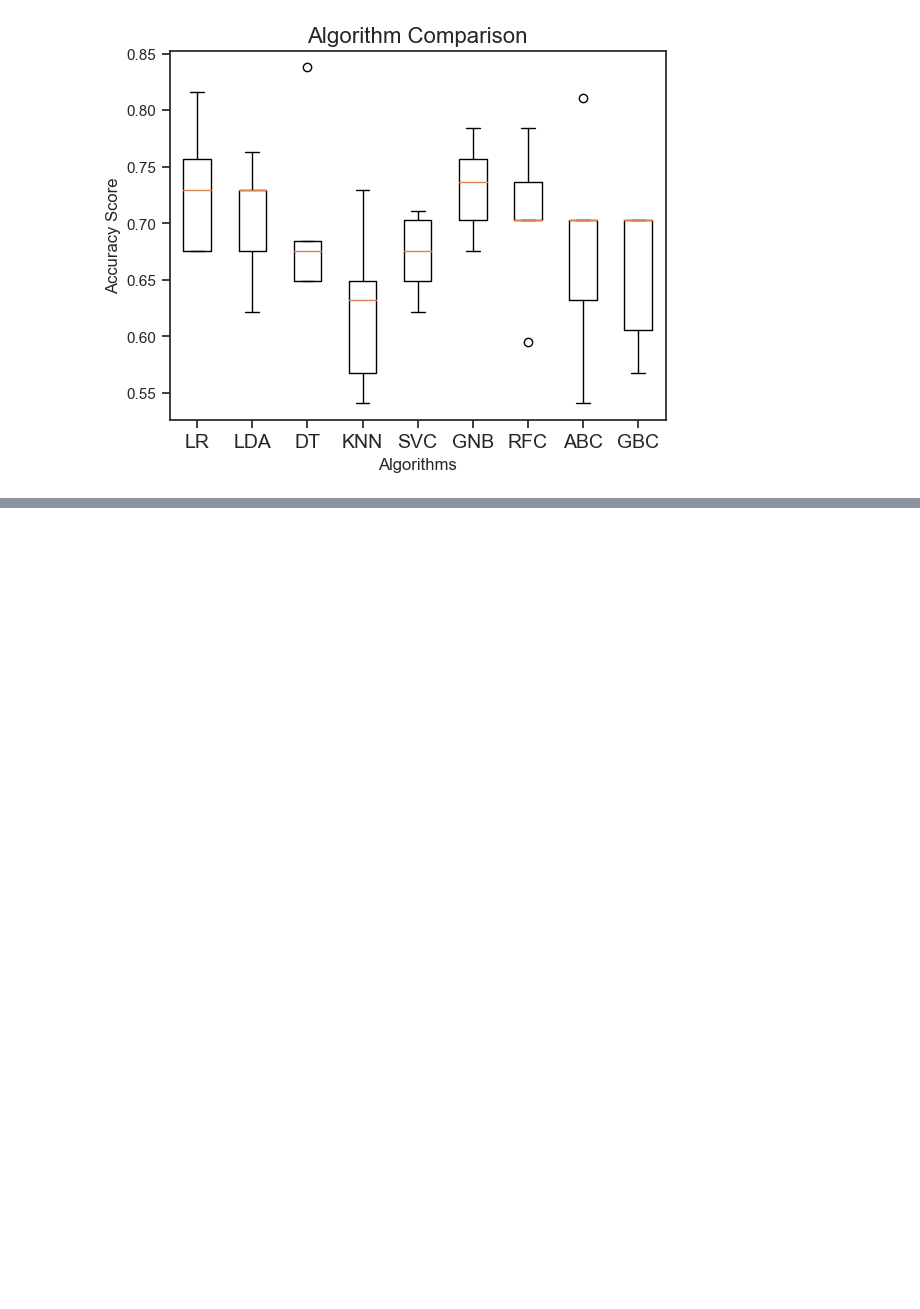
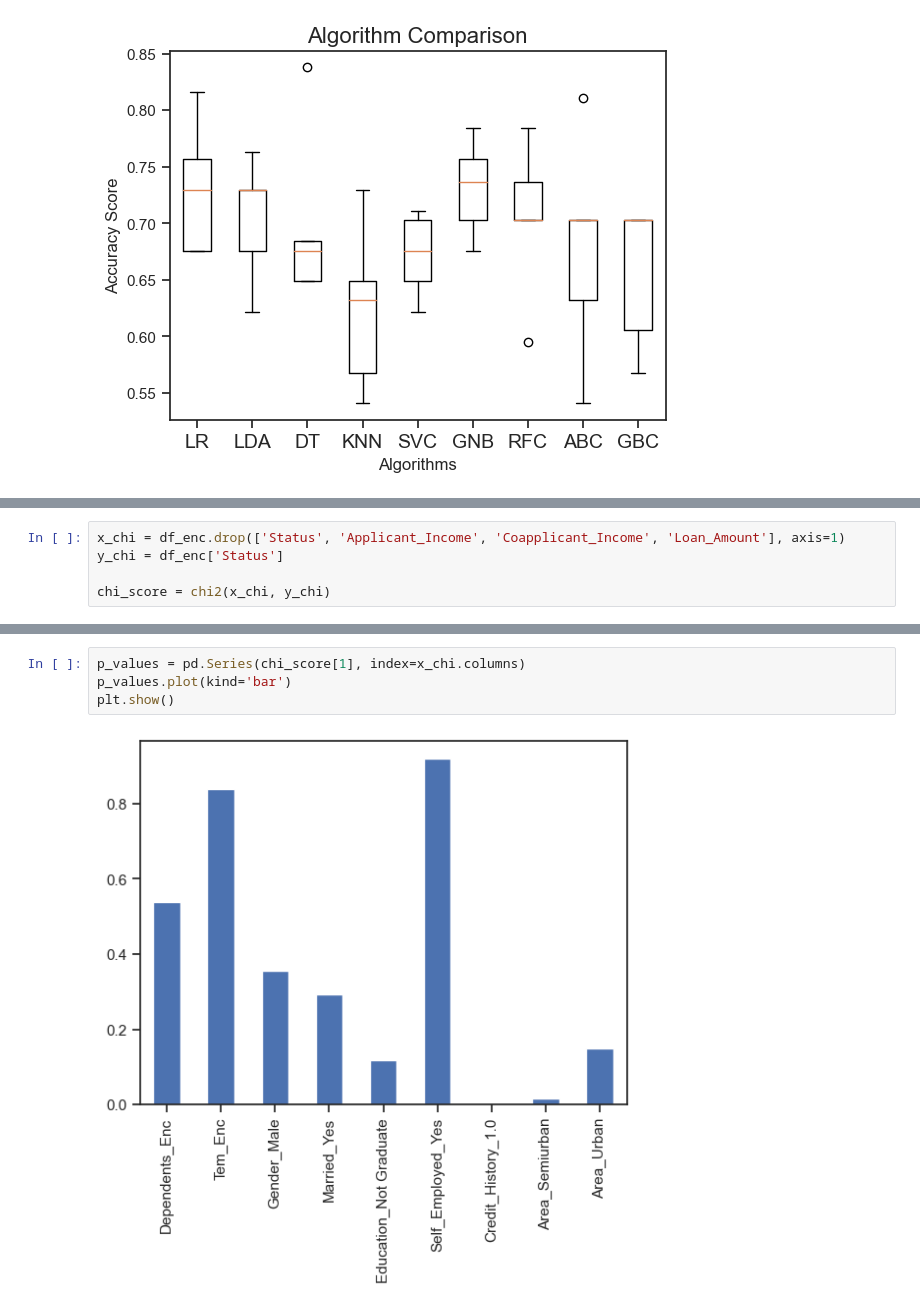
Before and after one commit to muscak/Loan-Prediction, a Jupyter notebook: Loan_Prediction.ipynb, the cells around one changed output, grey strips where cells are left out. Saved outputs shown, nothing was run; the diff lists cells and outputs as text; blank space fills up the shorter version.

```diff
--- a/Loan_Prediction.ipynb
+++ b/Loan_Prediction.ipynb
@@ -616,0 +683,5 @@ GBC - Mean ACC: 65.62% STD: 0.06
+# %%
+x_chi = df_enc.drop(['Status', 'Applicant_Income', 'Coapplicant_Income', 'Loan_Amount'], axis=1)
+y_chi = df_enc['Status']
+
+chi_score = chi2(x_chi, y_chi)
@@ -616,0 +696,6 @@ GBC - Mean ACC: 65.62% STD: 0.06
+# %%
+p_values = pd.Series(chi_score[1], index=x_chi.columns)
+p_values.plot(kind='bar')
+plt.show()
+# %% [output]
+[figure, added]
```
Also changed, not shown: parts of 19 cells of this notebook.
